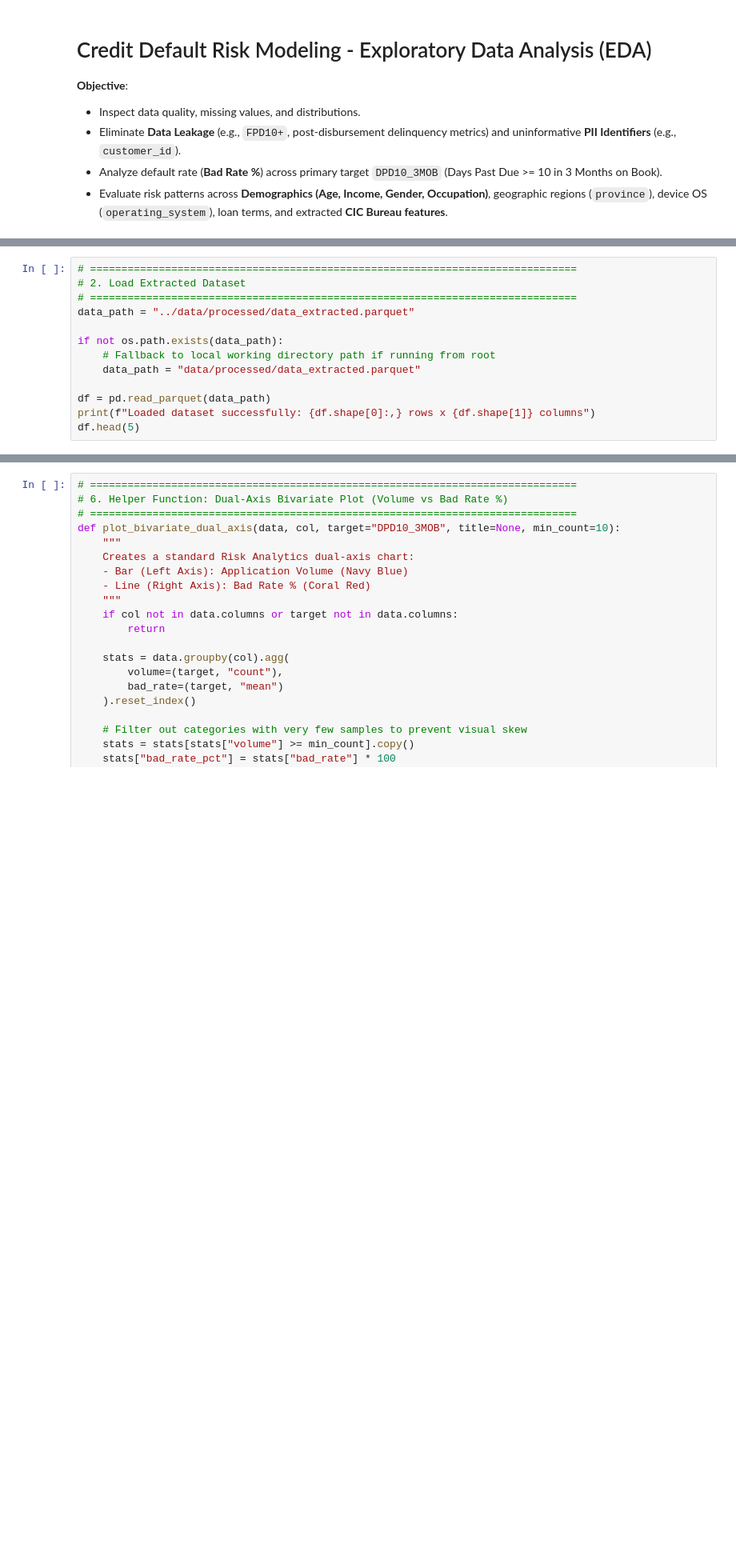
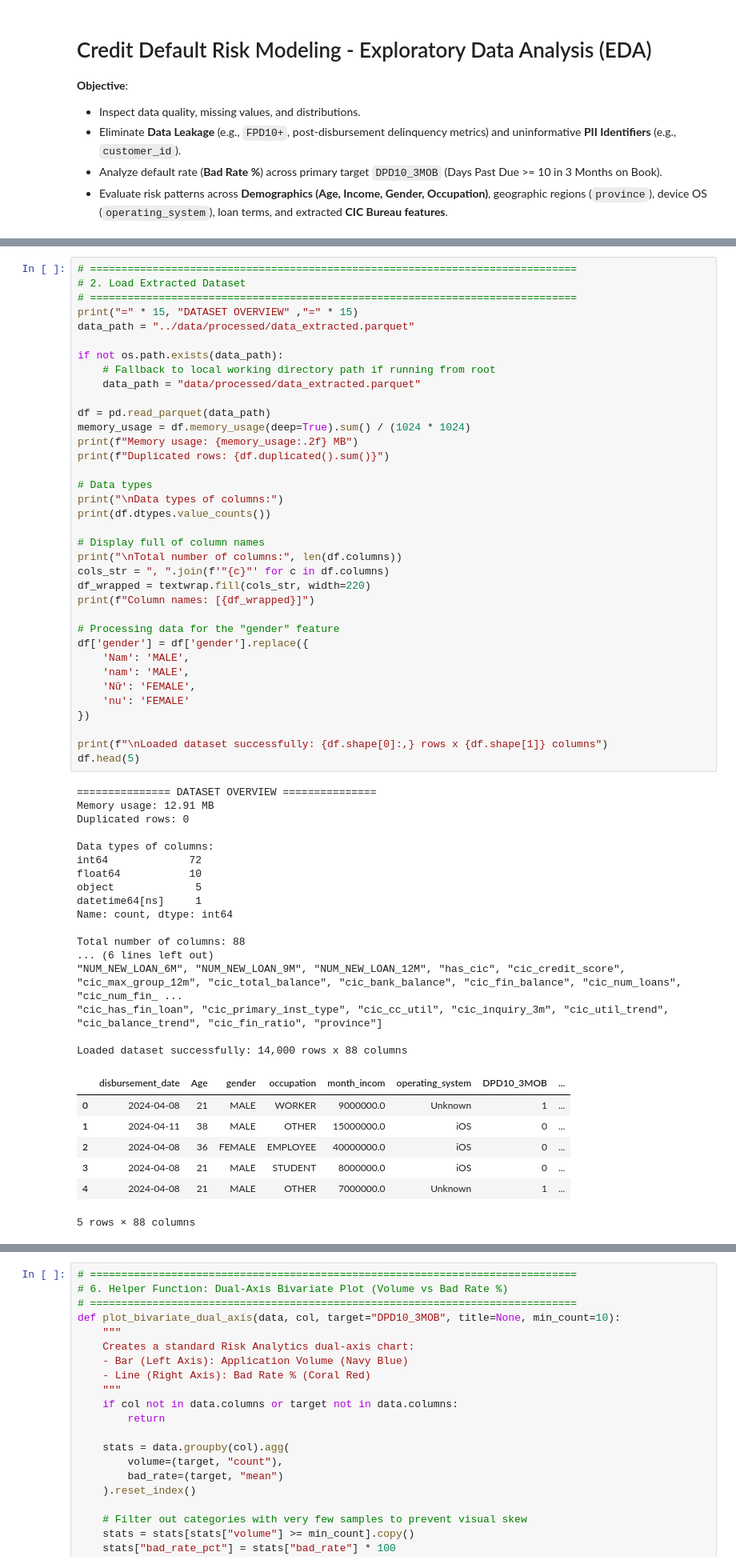
Before and after one commit to tiendo-pixel/credit-default-classifier, a Jupyter notebook: notebooks/01_eda_and_baseline.ipynb, the cells around one changed output, grey strips where cells are left out. Shown at 80% size. Cells and saved outputs as stored; diff of their text form; blank space fills up the shorter version.

```diff
--- a/notebooks/01_eda_and_baseline.ipynb
+++ b/notebooks/01_eda_and_baseline.ipynb
@@ -37,16 +32,64 @@ PALETTE_RISK_BARS = ["#ff7675", "#e74c3c", "#d63031", "#c0392b"]
 # %%
 # ==============================================================================
 # 2. Load Extracted Dataset
 # ==============================================================================
+print("=" * 15, "DATASET OVERVIEW" ,"=" * 15)
 data_path = "../data/processed/data_extracted.parquet"
 
 if not os.path.exists(data_path):
     # Fallback to local working directory path if running from root
     data_path = "data/processed/data_extracted.parquet"
 
 df = pd.read_parquet(data_path)
-print(f"Loaded dataset successfully: {df.shape[0]:,} rows x {df.shape[1]} columns")
+memory_usage = df.memory_usage(deep=True).sum() / (1024 * 1024)
+print(f"Memory usage: {memory_usage:.2f} MB")
+print(f"Duplicated rows: {df.duplicated().sum()}")
+
+# Data types
+print("\nData types of columns:")
+print(df.dtypes.value_counts())
+
+# Display full of column names
+print("\nTotal number of columns:", len(df.columns))
+cols_str = ", ".join(f'"{c}"' for c in df.columns)
+df_wrapped = textwrap.fill(cols_str, width=220)
+print(f"Column names: [{df_wrapped}]")
+
+# Processing data for the "gender" feature
+df['gender'] = df['gender'].replace({
+    'Nam': 'MALE',
+    'nam': 'MALE',
+    'Nữ': 'FEMALE',
+    'nu': 'FEMALE'
+})
+
+print(f"\nLoaded dataset successfully: {df.shape[0]:,} rows x {df.shape[1]} columns")
 df.head(5)
+# %% [output]
+=============== DATASET OVERVIEW ===============
+Memory usage: 12.91 MB
+Duplicated rows: 0
+
+Data types of columns:
+int64             72
+float64           10
+object             5
+datetime64[ns]     1
+Name: count, dtype: int64
+
+Total number of columns: 88
+... (6 lines left out)
+"NUM_NEW_LOAN_6M", "NUM_NEW_LOAN_9M", "NUM_NEW_LOAN_12M", "has_cic", "cic_credit_score", "cic_max_group_12m", "cic_total_balance", "cic_bank_balance", "cic_fin_balance", "cic_num_loans", "cic_num_fin_ ...
+"cic_has_fin_loan", "cic_primary_inst_type", "cic_cc_util", "cic_inquiry_3m", "cic_util_trend", "cic_balance_trend", "cic_fin_ratio", "province"]
+
+Loaded dataset successfully: 14,000 rows x 88 columns
+|  | disbursement_date | Age | gender | occupation | month_incom | operating_system | DPD10_3MOB | ... |
+| 0 | 2024-04-08 | 21 | MALE | WORKER | 9000000.0 | Unknown | 1 | ... |
+| 1 | 2024-04-11 | 38 | MALE | OTHER | 15000000.0 | iOS | 0 | ... |
+| 2 | 2024-04-08 | 36 | FEMALE | EMPLOYEE | 40000000.0 | iOS | 0 | ... |
+| 3 | 2024-04-08 | 21 | MALE | STUDENT | 8000000.0 | iOS | 0 | ... |
+| 4 | 2024-04-08 | 21 | MALE | OTHER | 7000000.0 | Unknown | 1 | ... |
+5 rows × 88 columns
 # %%
 # ==============================================================================
 # 3. Audit & Drop Data Leakage & Identifier Features
```
Also changed, not shown: parts of 11 cells of this notebook.
